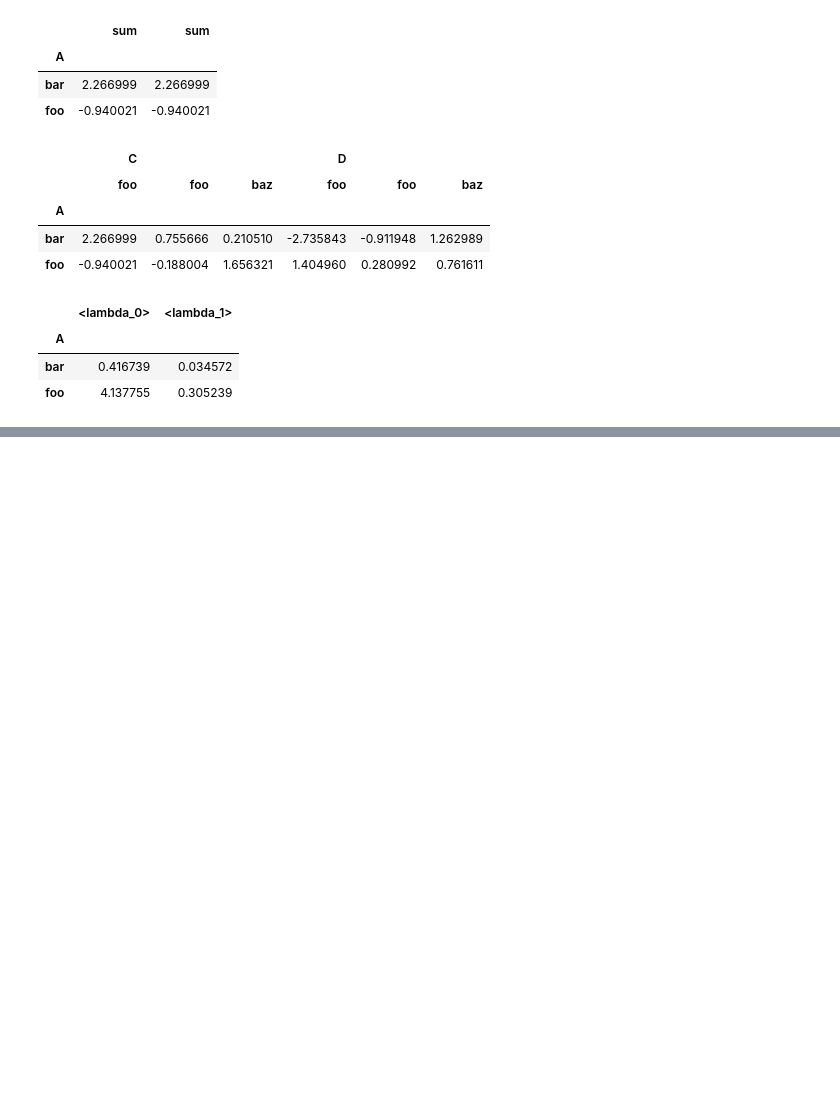
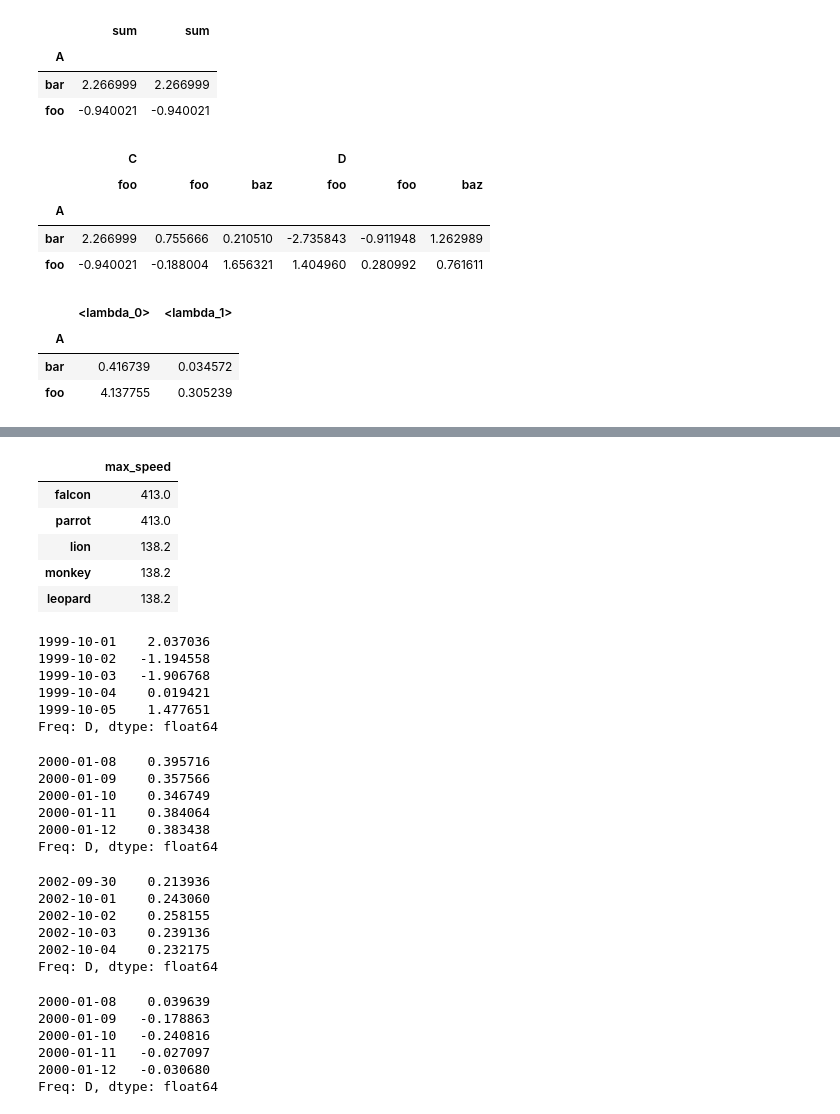
Before and after one commit to ilyak93/self-studying, a Jupyter notebook: DataEngineering/pandas/pandas_groupby.ipynb, the cells around one changed output, grey strips where cells are left out. Saved outputs shown, nothing was run; the diff lists cells and outputs as text; code cells hidden in the pictures; blank space fills up the shorter version.

```diff
--- a/DataEngineering/pandas/pandas_groupby.ipynb
+++ b/DataEngineering/pandas/pandas_groupby.ipynb
@@ -1086,0 +1154,42 @@ grouped.agg({"C": "sum", "D": "std"})
+# %%
+grouped.transform("sum")
+# %% [output]
+|  | max_speed |
+| falcon | 413.0 |
+| parrot | 413.0 |
+| lion | 138.2 |
+| monkey | 138.2 |
+| leopard | 138.2 |
+# %%
+index = pd.date_range("10/1/1999", periods=1100)
+
+ts = pd.Series(np.random.normal(0.5, 2, 1100), index)
+
+ts.head()
+# %% [output]
+1999-10-01    2.037036
+1999-10-02   -1.194558
+1999-10-03   -1.906768
+1999-10-04    0.019421
+1999-10-05    1.477651
+Freq: D, dtype: float64
+# %%
+ts = ts.rolling(window=100, min_periods=100).mean().dropna()
+
+ts.head()
+# %% [output]
+2000-01-08    0.395716
+2000-01-09    0.357566
+2000-01-10    0.346749
+2000-01-11    0.384064
+2000-01-12    0.383438
+Freq: D, dtype: float64
+# %%
+ts.tail()
+# %% [output]
+2002-09-30    0.213936
+2002-10-01    0.243060
+2002-10-02    0.258155
+2002-10-03    0.239136
+2002-10-04    0.232175
+Freq: D, dtype: float64
@@ -1086,0 +1202,9 @@ grouped.agg({"C": "sum", "D": "std"})
+# %%
+transformed.head()
+# %% [output]
+2000-01-08    0.039639
+2000-01-09   -0.178863
+2000-01-10   -0.240816
+2000-01-11   -0.027097
+2000-01-12   -0.030680
+Freq: D, dtype: float64
```
Also changed, not shown: parts of 50 cells of this notebook.
